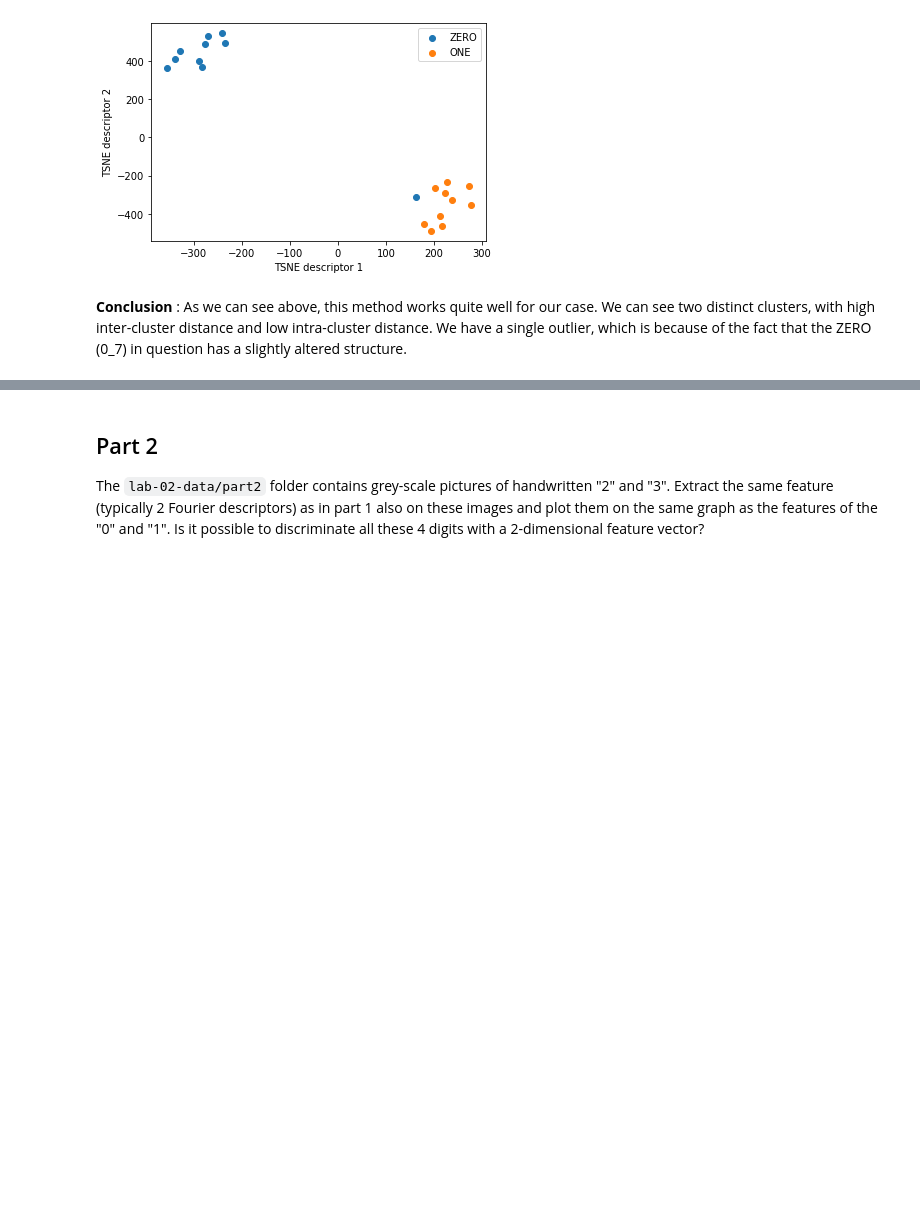
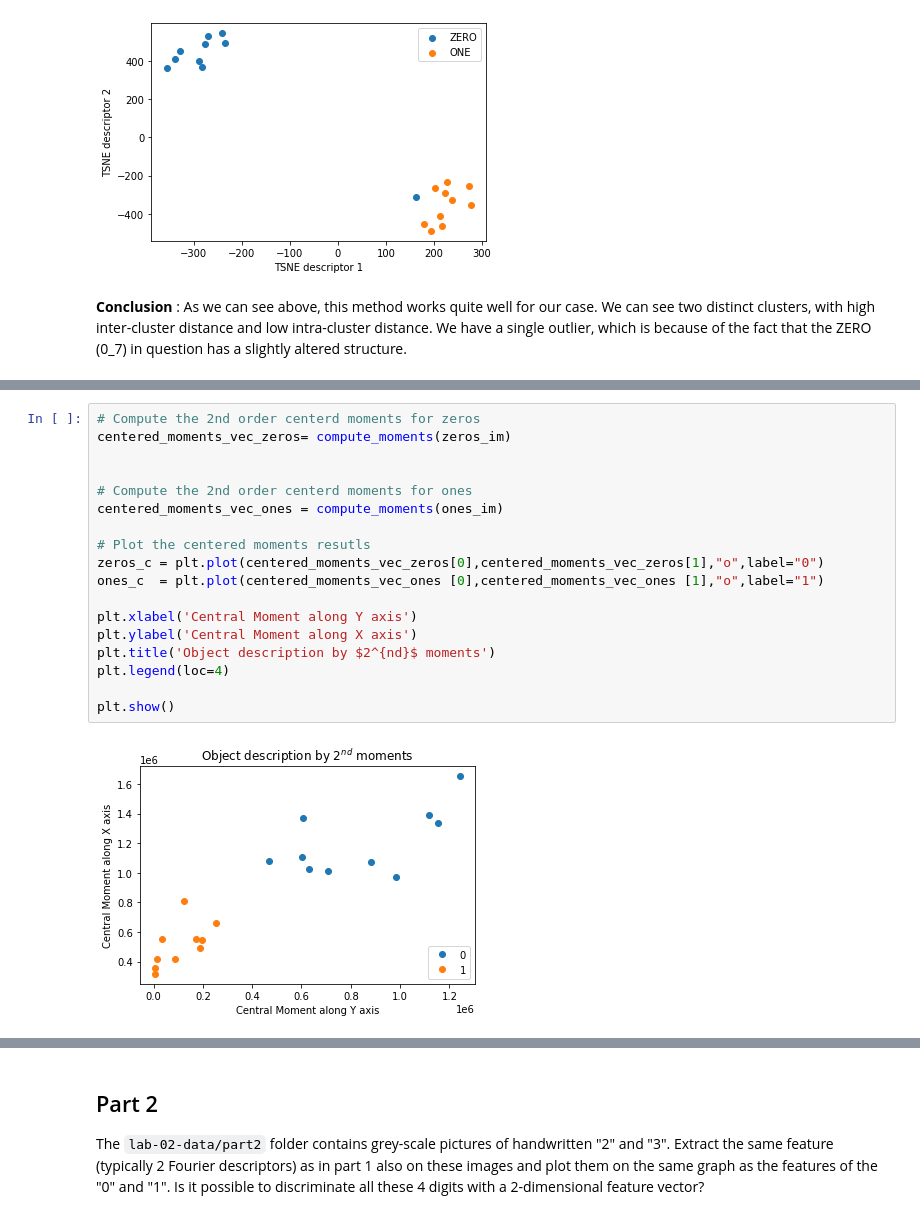
Before and after one commit to dhruti96shah/iapr-2020, a Jupyter notebook: labs/lab_02_object_description.ipynb, the cells around one changed output, grey strips where cells are left out. Drawn from its saved outputs; the diff is of its cells as text; blank space fills up the shorter version.

```diff
--- a/labs/lab_02_object_description.ipynb
+++ b/labs/lab_02_object_description.ipynb
@@ -292,0 +331,20 @@ plt.legend()
+# %%
+# Compute the 2nd order centerd moments for zeros
+centered_moments_vec_zeros= compute_moments(zeros_im)
+
+
+# Compute the 2nd order centerd moments for ones
+centered_moments_vec_ones = compute_moments(ones_im)
+
+# Plot the centered moments resutls
+zeros_c = plt.plot(centered_moments_vec_zeros[0],centered_moments_vec_zeros[1],"o",label="0")
+ones_c  = plt.plot(centered_moments_vec_ones [0],centered_moments_vec_ones [1],"o",label="1")
+
+plt.xlabel('Central Moment along Y axis')
+plt.ylabel('Central Moment along X axis')
+plt.title('Object description by $2^{nd}$ moments')
+plt.legend(loc=4)
+
+plt.show()
+# %% [output]
+[figure, added]
```
Also changed, not shown: parts of 20 cells of this notebook.
